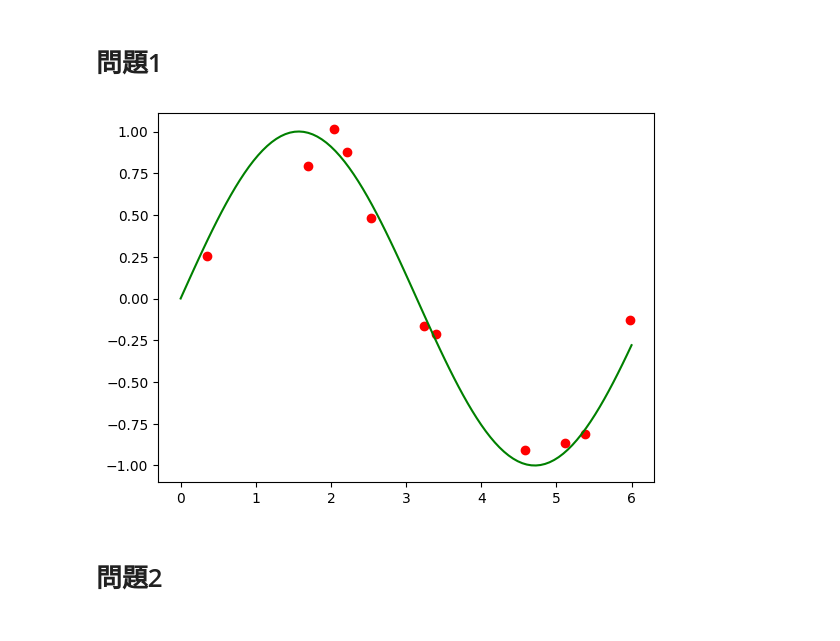
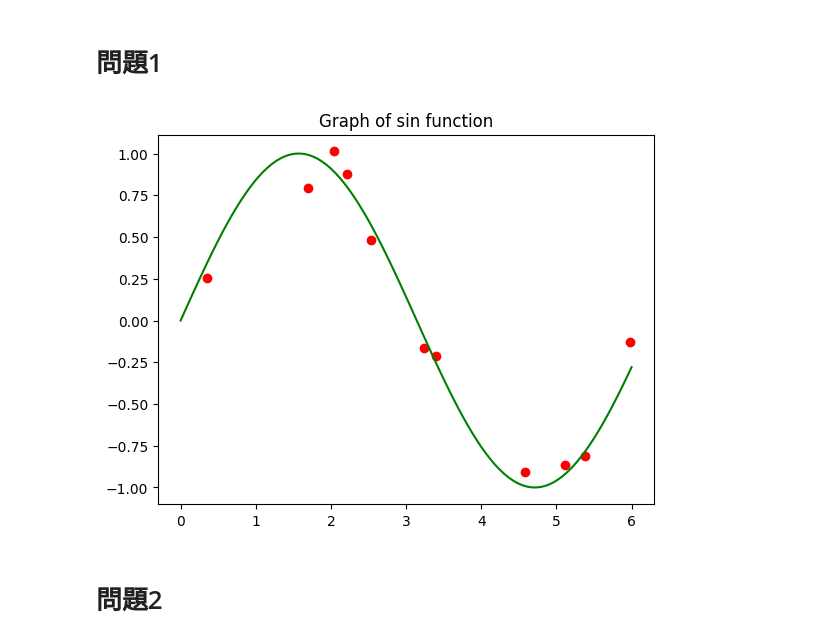
Before and after one commit to phat072/IE229_LAB, a Jupyter notebook: tuan2/AI.ipynb, the cells around one changed output. Saved outputs shown, nothing was run; the diff lists cells and outputs as text; code cells hidden in the pictures.

```diff
--- a/tuan2/AI.ipynb
+++ b/tuan2/AI.ipynb
@@ -28,22 +28,22 @@ Requirement already satisfied: six>=1.5 in /usr/lib/python3/dist-packages (from
 # %%
 import matplotlib.pyplot as plt
 import numpy as np
 # データ D の散布図
 plt.scatter(X, Y, color="red")
 
 # x 値を生成する
 x_values = np.linspace(0, 6, 100)
 
 # x 値の正弦を計算します
 y_values = np.sin(x_values)
 
 # サイン関数をプロットする
 plt.plot(x_values, y_values, color="green")
-
+plt.title('Graph of sin function')
 # グラフを表示する
 plt.show()
 # %% [output]
-[figure, old version]
+[figure, new version]
 # %% [markdown]
 # 問題2
 # %%
```
Also changed, not shown: 1 other file.
